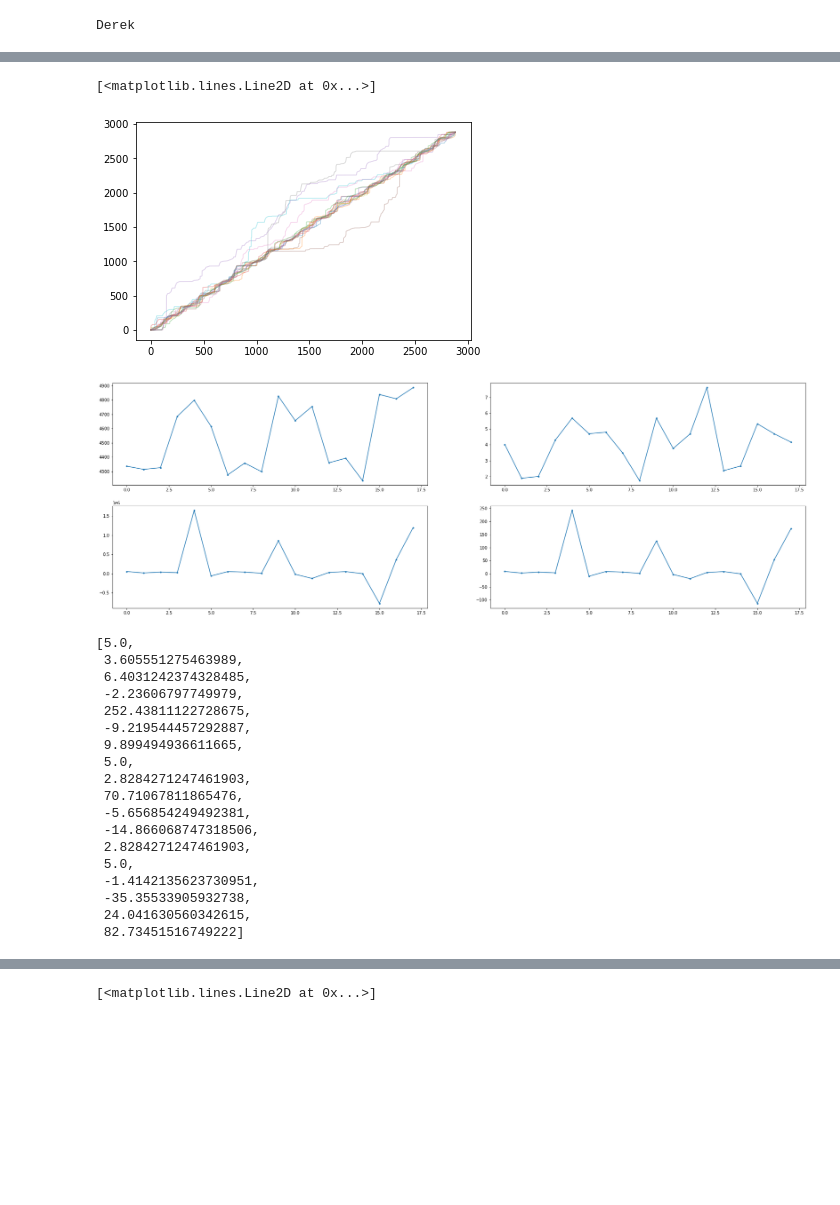
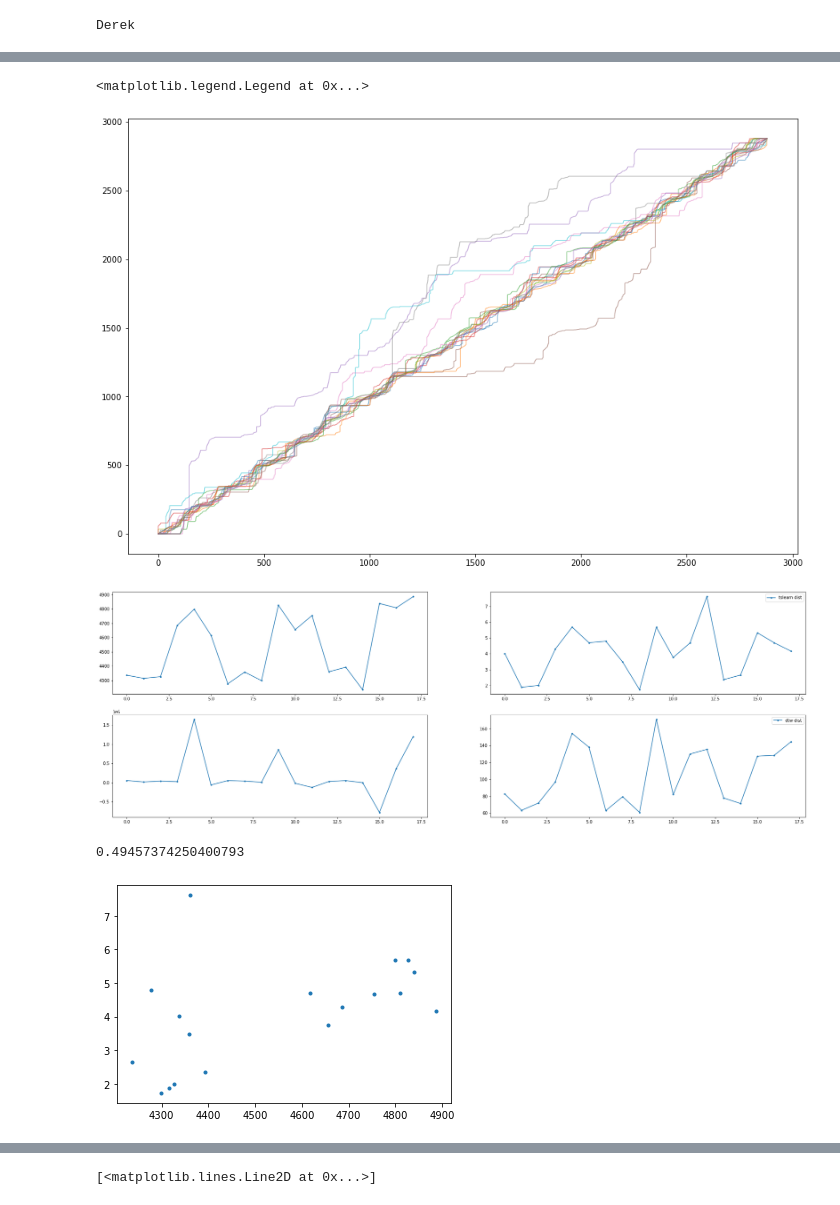
Before and after one commit to neuralabc/spft-java, a Jupyter notebook: spft/2022_09_DTW_test.ipynb, the cells around one changed output, grey strips where cells are left out. Drawn from its saved outputs; the diff is of its cells as text; code cells hidden in the pictures; blank space fills up the shorter version.

Commit message:
added DTW to scoring code (tslearn), path length looks most promising, lag appears nonsensical

```diff
--- a/spft/2022_09_DTW_test.ipynb
+++ b/spft/2022_09_DTW_test.ipynb
@@ -136,6 +134,8 @@ in_dir = './testing/2022_06_test_right_only'
 subs = ['Derek','Isa','Jhelum_L','Kimia','Mika']
 sub=subs[0]
 # for idx,sub in enumerate(subs):
+import importlib
+spft = importlib.reload(spft)
 print(sub)
 data = spft.load_yaml(join(in_dir,f'LAB_{sub}_Test_Right_Only_out-file.txt'))
 res = spft.score_spft_data(data)
@@ -144,3 +144,6 @@ res = spft.score_spft_data(data)
     # all_LRN_lag[idx,:] = LRN_lag
 # %% [output]
 Derek
+# %%
+x = res['all']['LRN']['lag_xcorr_ms']
+y = res['all']['LRN']['dtw_median_lag']
@@ -147,5 +168,9 @@ Derek
 # %%
 def get_dist_2_diag(t_ref, path):
+    """
+    Compute the euclidean distance between each point on the path and the diagonal
+    Returns array of distances for each point in path (not normalized in any way)
+    """
     diag_len = t_ref.shape[0] #lengths are the same, so we just use one
     diag_coord = np.arange(0,diag_len)
     diag_coords = np.vstack([diag_coord,diag_coord]).T #now represents diagonal
@@ -158,63 +183,60 @@ def get_dist_2_diag(t_ref, path):
         _eucl_dist = np.sqrt(((_sub_mat)**2).sum(axis=1))
         _min_idx = np.argmin(_eucl_dist)
         dist_2_diag.append(_eucl_dist[_min_idx]*_sub_mat_sign[_min_idx])
-    return np.mean(dist_2_diag)
+    return np.array(dist_2_diag)
 
 trial_idx = 0
 path_len = []
 path_dist = []
+path_dist_dtw = []
 path_diff_from_diag_xmy = [] #path difference from x=y, in reference to x (i.e., reported as x-y)
 path_dist_2_diag = []
 ## TODO: path difference from diagonal as EUCLIDEAN distance
 for trial_idx in np.arange(0,18):
     t_ref = res['trial_data']['ref_interp'][trial_idx] #trial ref and force values, in same timespace
     t_for = res['trial_data']['for_interp'][trial_idx]
 
-    path, score = dtw_path(t_ref,t_for) #we treat the reference as the query and the force as the target, such that we can apply the warp afterwards
+    path, score = dtw_path(t_ref,t_for)
+
+    tw = r_dtw.dtw(t_ref,t_for, keep_internals=True, step_pattern='symmetric2') #we treat the reference as the query and the force as the target, such that we can apply the warp afterwards
+
     # print(len(path), end=', ')
     path_diff_from_diag_xmy.append(-1*np.diff(np.array(path),axis=1)) # this is the deviation from the diagonal, kind of
     path_len.append(len(path))
     path_dist.append(score)
+    path_dist_dtw.append(tw.distance)
     dist_2_diag = get_dist_2_diag(t_ref,path)
-    path_dist_2_diag.append(dist_2_diag)
+    # path_dist_2_diag.append(dist_2_diag)
     # print(linregress(path).slope)
+    if trial_idx == 0:
+        plt.figure(figsize=(15,10))
     plt.plot([j for (i, j) in path], [i for (i, j) in path], "-",
-                linewidth=1.,alpha=.25)
+                linewidth=1.,alpha=.5)
 
 path_diff_from_diag_xmy_sum = [np.sum(x) for x in path_diff_from_diag_xmy]
 path_len = np.array(path_len)
 path_dist = np.array(path_dist)
 plt.figure(figsize=(30,10))
 plt.subplot(2,2,1)
 plt.plot(path_len,'.-')
 plt.subplot(2,2,2)
-plt.plot(path_dist,'.-')
+plt.plot(path_dist,'.-',label='tslearn dist')
+# plt.plot(path_dist_dtw,'.-',label='dtw')
+plt.legend()
 plt.subplot(2,2,3)
 plt.plot(path_diff_from_diag_xmy_sum,'.-')
 plt.subplot(2,2,4)
-plt.plot(path_dist_2_diag,'.-')
+plt.plot(path_dist_dtw,'.-',label='dtw dist')
+plt.legend()
 # %% [output]
-[<matplotlib.lines.Line2D at 0x...>]
+<matplotlib.legend.Legend at 0x...>
-[figure, old version]
+[figure, new version]
-[figure, old version]
+[figure, new version]
-# %%
-path_dist_2_diag
-# %% [output]
-[5.0,
- 3.605551275463989,
- 6.4031242374328485,
- -2.23606797749979,
- 252.43811122728675,
- -9.219544457292887,
- 9.899494936611665,
- 5.0,
- 2.8284271247461903,
- 70.71067811865476,
- -5.656854249492381,
- -14.866068747318506,
- 2.8284271247461903,
- 5.0,
- -1.4142135623730951,
- -35.35533905932738,
- 24.041630560342615,
- 82.73451516749222]
+# %%
+x = path_len #path_dist
+y = path_dist
+plt.plot(x,y,'.')
+print(np.corrcoef(x,y)[0,1])
+# %% [output]
+0.49457374250400793
+[figure, added]
```
Also changed, not shown: parts of 10 cells of this notebook, 2 other files.
